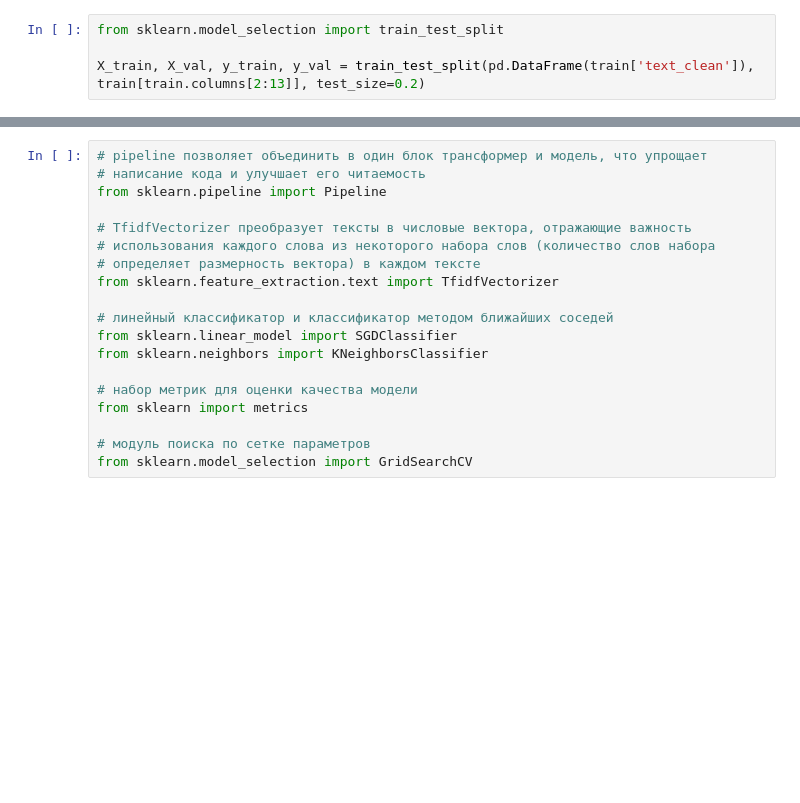
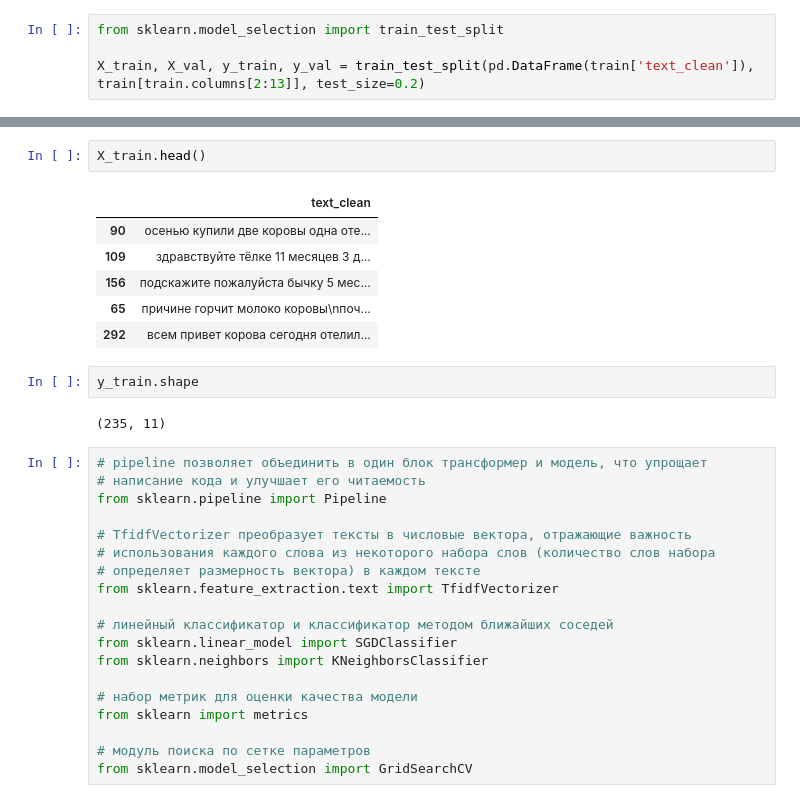
Before and after one commit to Zebrushka/AgroHackDS, a Jupyter notebook: Baseline.ipynb, the cells around one changed output, grey strips where cells are left out. Saved outputs shown, nothing was run; the diff lists cells and outputs as text; blank space fills up the shorter version.

```diff
--- a/Baseline.ipynb
+++ b/Baseline.ipynb
@@ -222,5 +262,18 @@ Learning rate set to 0.024285
 OneVsRestClassifier(estimator=<catboost.core.CatBoostClassifier object at 0x...>,
                     n_jobs=None)
+# %%
+X_train.head()
+# %% [output]
+|  | text_clean |
+| 90 | осенью купили две коровы одна оте... |
+| 109 | здравствуйте тёлке 11 месяцев 3 д... |
+| 156 | подскажите пожалуйста бычку 5 мес... |
+| 65 | причине горчит молоко коровы\nпоч... |
+| 292 | всем привет корова сегодня отелил... |
+# %%
+y_train.shape
+# %% [output]
+(235, 11)
 # %%
 # pipeline позволяет объединить в один блок трансформер и модель, что упрощает
 # написание кода и улучшает его читаемость
```
Also changed, not shown: parts of 10 cells of this notebook.
